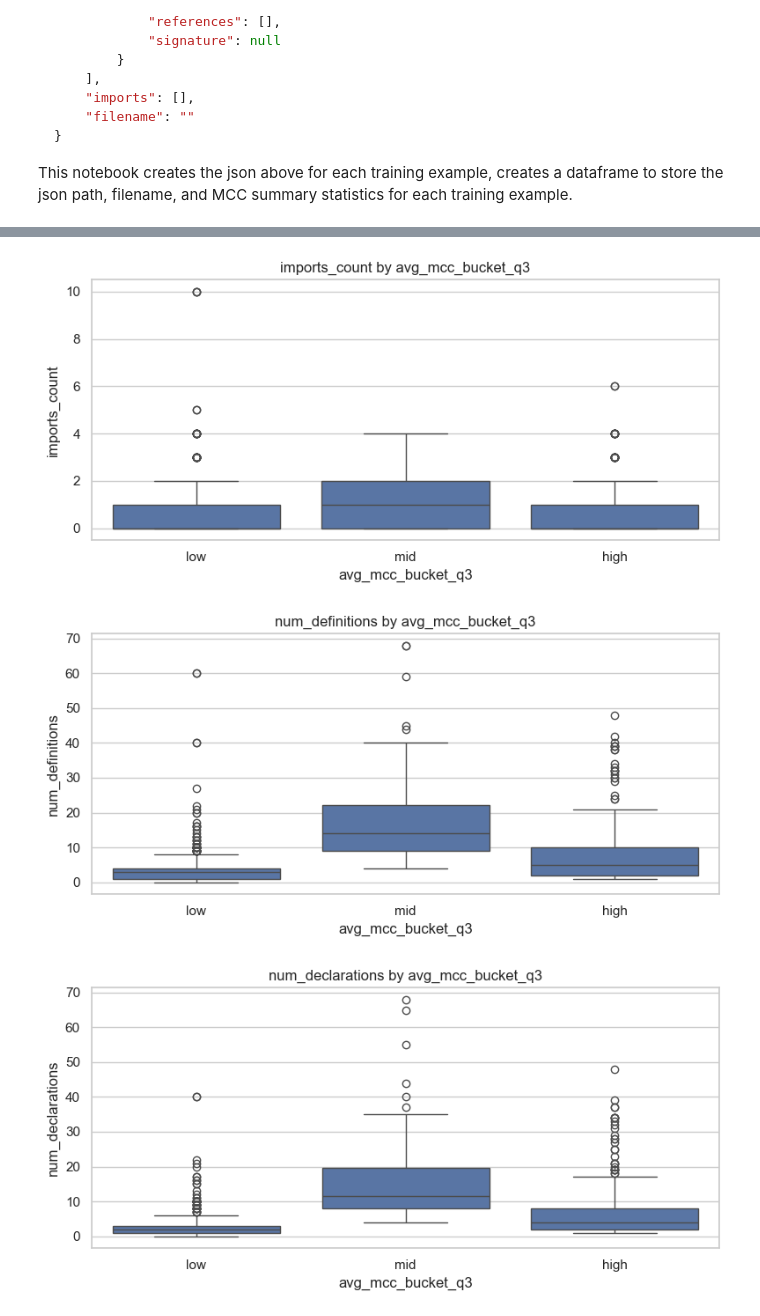
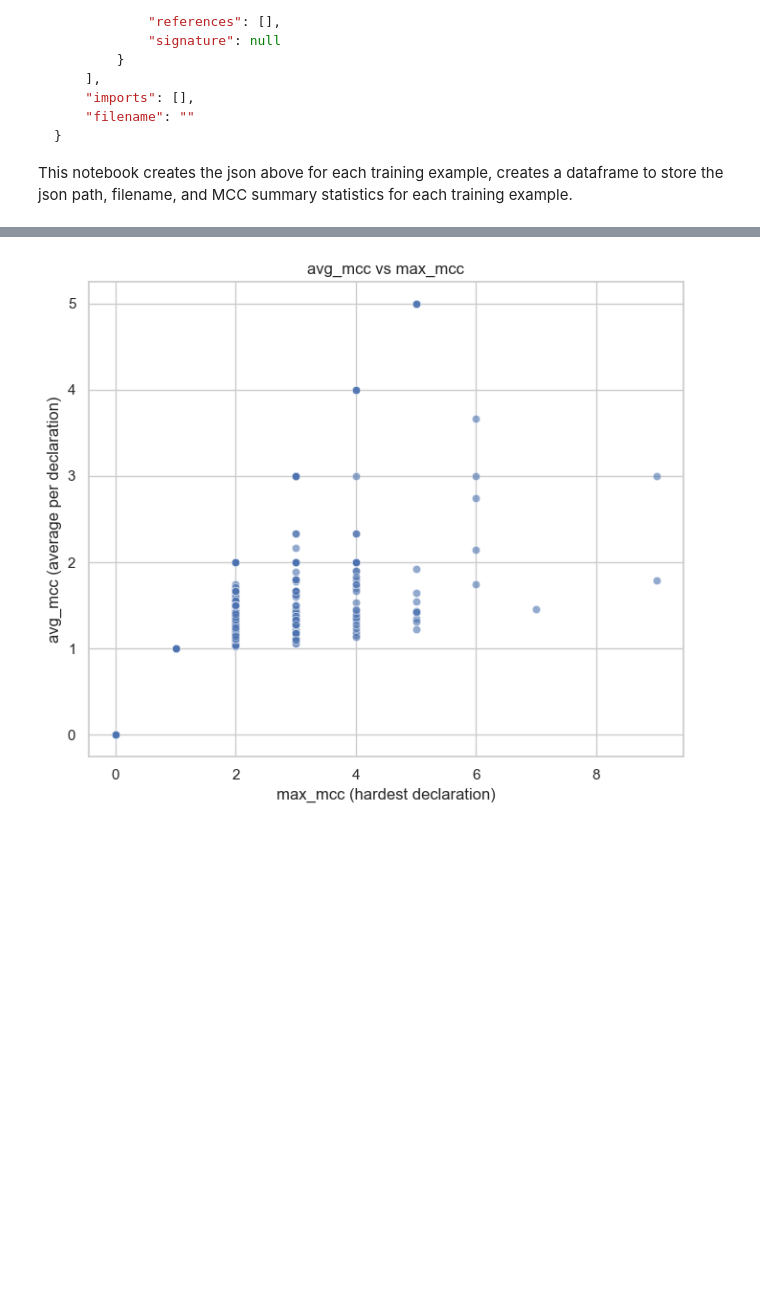
Before and after one commit to jo5huar3/DataPreprocess, a Jupyter notebook: notebooks/04_Cryptol_MetaData.ipynb, the cells around one changed output, grey strips where cells are left out. Saved outputs shown, nothing was run; the diff lists cells and outputs as text; code cells hidden in the pictures; blank space fills up the shorter version.

```diff
--- a/notebooks/04_Cryptol_MetaData.ipynb
+++ b/notebooks/04_Cryptol_MetaData.ipynb
@@ -249,20 +249,26 @@ summary
 # %%
 features_to_compare = [
     "imports_count",
     "num_definitions",
     "num_declarations",
     "num_declarations_with_mcc",
     "total_mcc",
     "max_mcc",
 ]
 
-for col in features_to_compare:
-    plt.figure(figsize=(8, 4))
-    sns.boxplot(data=meta_df, x=bucket_col, y=col)
-    plt.title(f"{col} by {bucket_col}")
-    plt.tight_layout()
-    plt.show()
+plt.figure(figsize=(7, 6))
+sns.scatterplot(
+    data=meta_df,
+    x="max_mcc",
+    y="avg_mcc",
+    alpha=0.6
+)
+
+plt.xlabel("max_mcc (hardest declaration)")
+plt.ylabel("avg_mcc (average per declaration)")
+plt.title("avg_mcc vs max_mcc")
+
+plt.tight_layout()
+plt.show()
 # %% [output]
-[figure, old version]
+[figure, new version]
-[figure, removed]
-[figure, removed]
```
Also changed, not shown: parts of 8 cells of this notebook, 3 other files.
